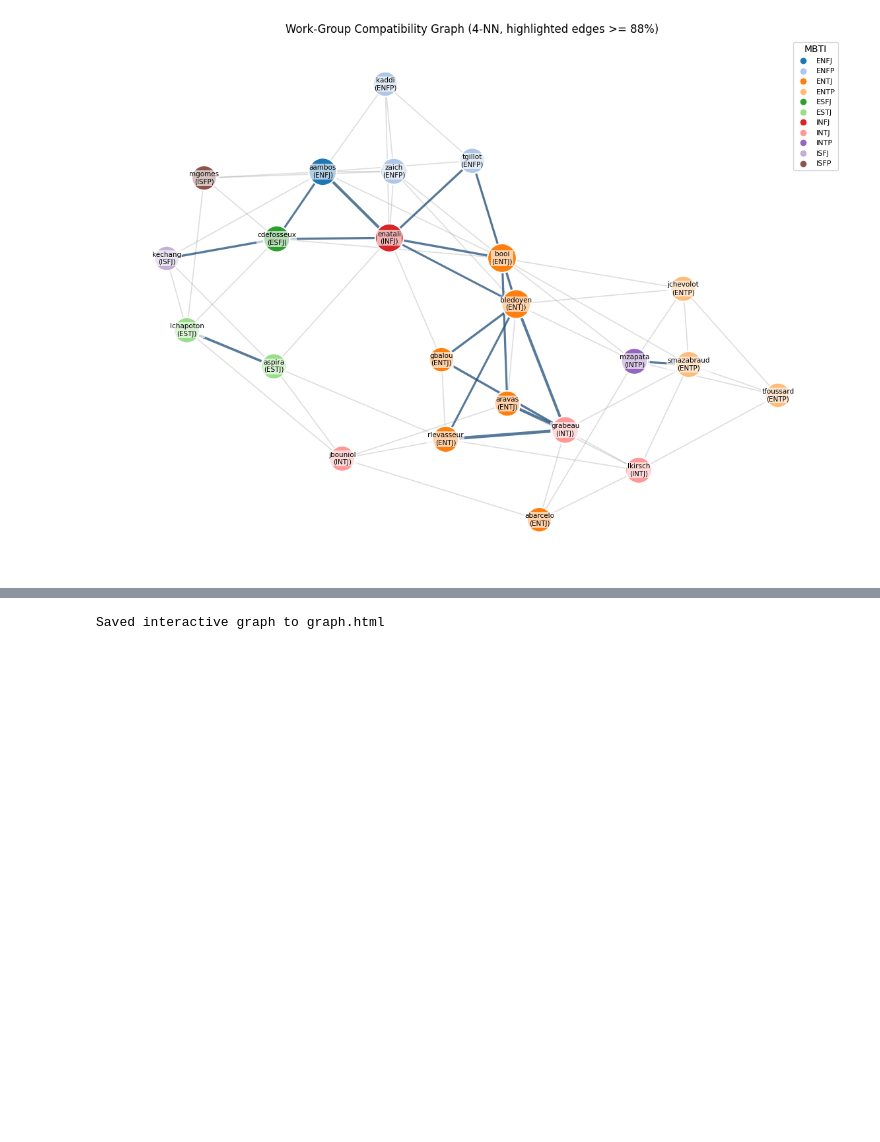
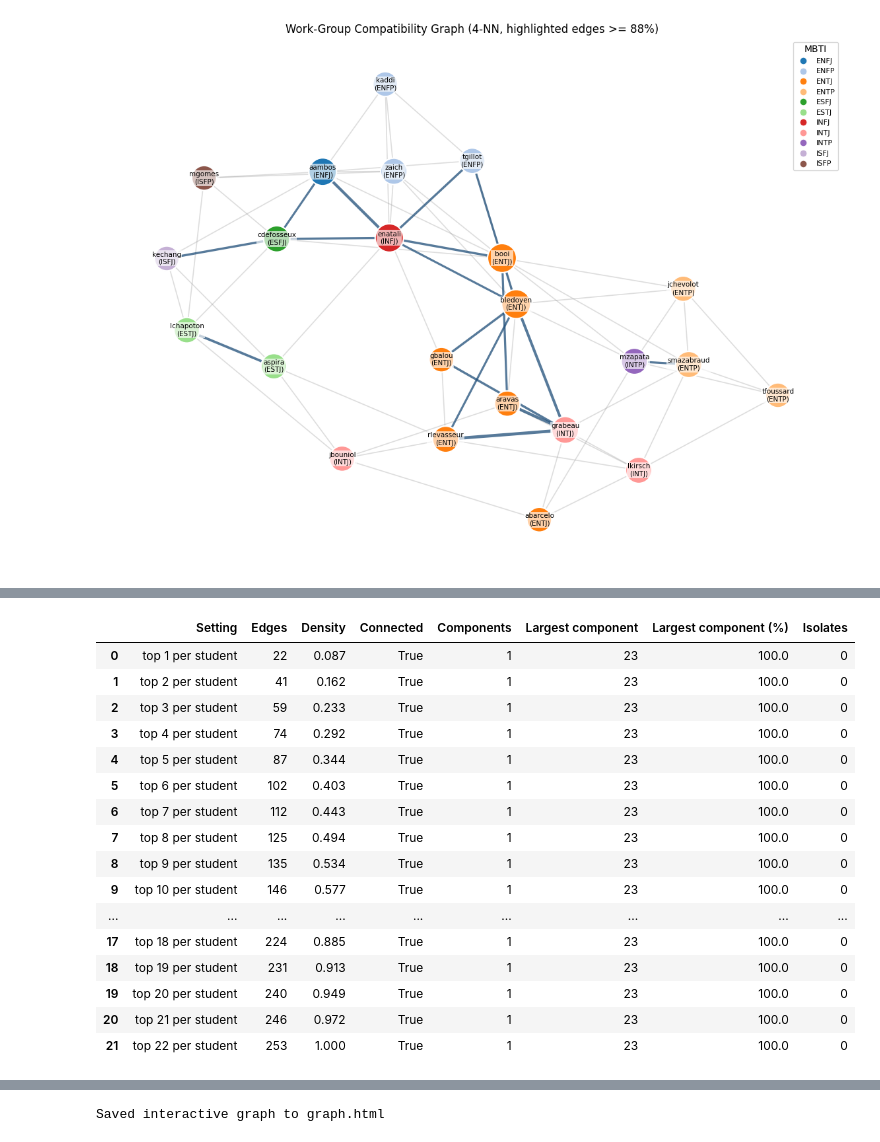
Before and after one commit to Waxguillermo/mbti-graph-analytics, a Jupyter notebook: base_notebook.ipynb, the cells around one changed output, grey strips where cells are left out. Drawn from its saved outputs; the diff is of its cells as text; code cells hidden in the pictures; blank space fills up the shorter version.

Commit message:
Added connectivity analysis

```diff
--- a/base_notebook.ipynb
+++ b/base_notebook.ipynb
@@ -280,0 +287,67 @@ Compatibility graph (4-NN): 23 nodes, 67 edges, density = 0.26, connected = True
+# %%
+def connectivity_summary(G, model, setting):
+    components = sorted(nx.connected_components(G), key=len, reverse=True)
+    largest_size = len(components[0]) if components else 0
+    node_count = G.number_of_nodes()
+    return {
+        "Model": model,
+        "Setting": setting,
+        "Nodes": node_count,
+        "Edges": G.number_of_edges(),
+        "Density": round(nx.density(G), 3),
+        "Connected": len(components) == 1,
+        "Components": len(components),
+        "Largest component": largest_size,
+        "Largest component (%)": round(100 * largest_size / node_count, 1) if node_count else 0.0,
+        "Isolates": nx.number_of_isolates(G),
+        "Component sizes": [len(component) for component in components],
+    }
+
+
+baseline_connectivity = pd.DataFrame([
+    connectivity_summary(G_sim, "Trait similarity", f"threshold >= {threshold:.2f}"),
+    connectivity_summary(G_contrast, "Trait contrast", f"top {top_k} per student"),
+    connectivity_summary(G_compat, "Compatibility", f"{k_neighbors}-NN"),
+])
+display(baseline_connectivity)
+
+similarity_sweep = []
+for cutoff in np.round(np.arange(0.60, 0.951, 0.05), 2):
+    graph = G_base.copy()
+    for i in range(len(students)):
+        for j in range(i + 1, len(students)):
+            similarity = float(1.0 - np.abs(df.loc[students[i], traits].values - df.loc[students[j], traits].values).mean())
+            if similarity >= cutoff:
+                graph.add_edge(students[i], students[j], weight=similarity)
+    similarity_sweep.append(connectivity_summary(graph, "Trait similarity", f"threshold >= {cutoff:.2f}"))
+
+contrast_sweep = []
+compatibility_sweep = []
+for k in range(1, len(students)):
+    contrast_graph = G_base.copy()
+    for i, student in enumerate(students):
+        ranked = sorted(
+            ((j, contrast_scores[(min(i, j), max(i, j))]) for j in range(len(students)) if j != i),
+            key=lambda item: item[1],
+            reverse=True,
+        )
+        for j, score in ranked[:k]:
+            contrast_graph.add_edge(student, students[j], weight=score)
+    contrast_sweep.append(connectivity_summary(contrast_graph, "Trait contrast", f"top {k} per student"))
+
+    compatibility_graph = G_base.copy()
+    for i, student in enumerate(students):
+        ranked = sorted(
+            (j for j in range(len(students)) if j != i),
+            key=lambda j: compat_matrix[i, j],
+            reverse=True,
+        )
+        for j in ranked[:k]:
+            compatibility_graph.add_edge(student, students[j], weight=compat_matrix[i, j])
+    compatibility_sweep.append(connectivity_summary(compatibility_graph, "Compatibility", f"{k}-NN"))
+
+sweep_columns = ["Setting", "Edges", "Density", "Connected", "Components", "Largest component", "Largest component (%)", "Isolates"]
+display(pd.DataFrame(similarity_sweep)[sweep_columns])
+display(pd.DataFrame(contrast_sweep)[sweep_columns])
+display(pd.DataFrame(compatibility_sweep)[sweep_columns])
+# %% [output]
@@ -280,0 +367,17 @@ Compatibility graph (4-NN): 23 nodes, 67 edges, density = 0.26, connected = True
+|  | Setting | Edges | Density | Connected | Components | Largest component | Largest component (%) | Isolates |
+| 0 | top 1 per student | 22 | 0.087 | True | 1 | 23 | 100.0 | 0 |
+| 1 | top 2 per student | 41 | 0.162 | True | 1 | 23 | 100.0 | 0 |
+| 2 | top 3 per student | 59 | 0.233 | True | 1 | 23 | 100.0 | 0 |
+| 3 | top 4 per student | 74 | 0.292 | True | 1 | 23 | 100.0 | 0 |
+| 4 | top 5 per student | 87 | 0.344 | True | 1 | 23 | 100.0 | 0 |
+| 5 | top 6 per student | 102 | 0.403 | True | 1 | 23 | 100.0 | 0 |
+| 6 | top 7 per student | 112 | 0.443 | True | 1 | 23 | 100.0 | 0 |
+| 7 | top 8 per student | 125 | 0.494 | True | 1 | 23 | 100.0 | 0 |
+| 8 | top 9 per student | 135 | 0.534 | True | 1 | 23 | 100.0 | 0 |
+| 9 | top 10 per student | 146 | 0.577 | True | 1 | 23 | 100.0 | 0 |
+| ... | ... | ... | ... | ... | ... | ... | ... | ... |
+| 17 | top 18 per student | 224 | 0.885 | True | 1 | 23 | 100.0 | 0 |
+| 18 | top 19 per student | 231 | 0.913 | True | 1 | 23 | 100.0 | 0 |
+| 19 | top 20 per student | 240 | 0.949 | True | 1 | 23 | 100.0 | 0 |
+| 20 | top 21 per student | 246 | 0.972 | True | 1 | 23 | 100.0 | 0 |
+| 21 | top 22 per student | 253 | 1.000 | True | 1 | 23 | 100.0 | 0 |
```
Also changed, not shown: parts of 3 cells of this notebook, 1 other file.
